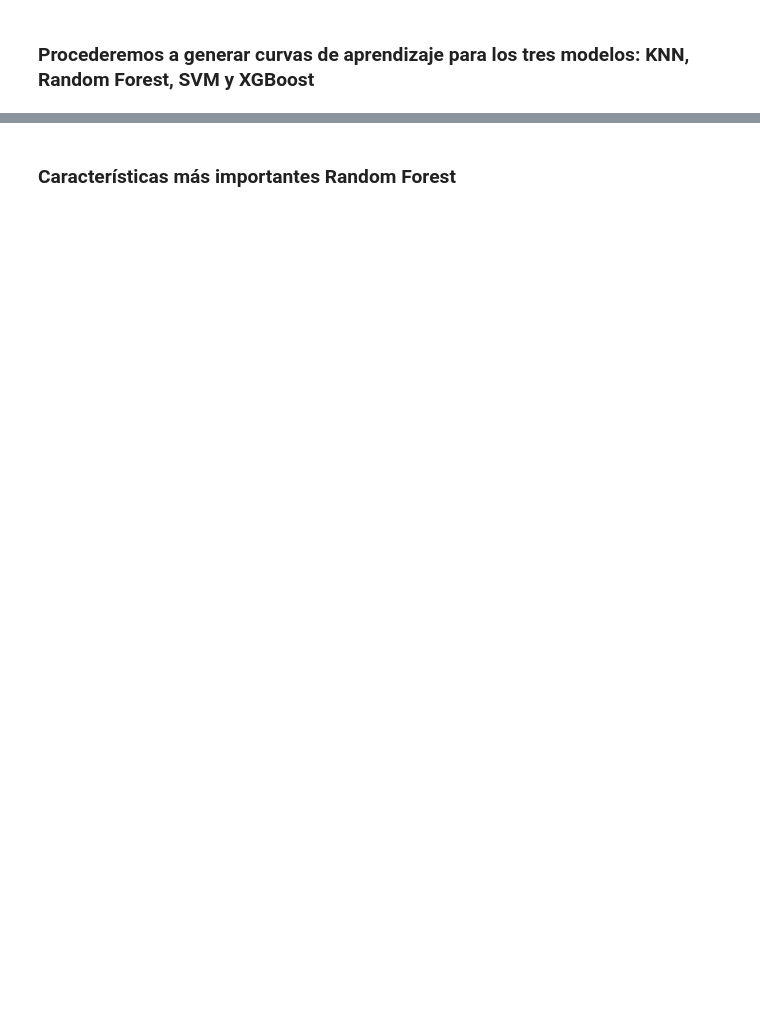
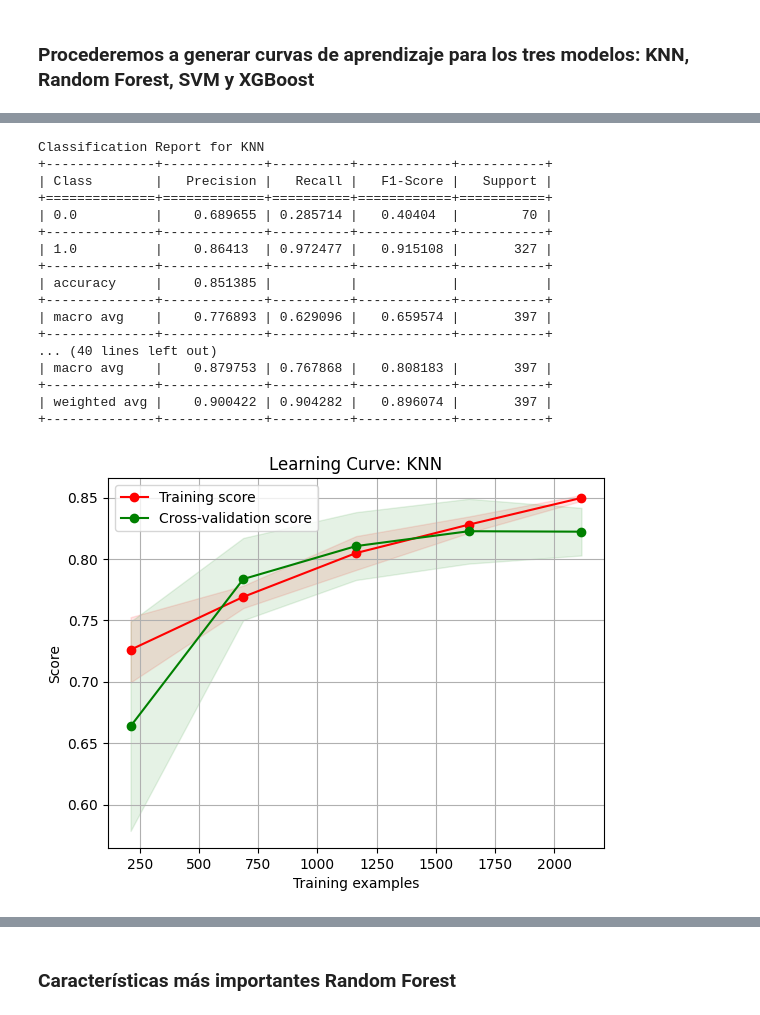
Before and after one commit to mperezlagos/ds-cancer-prostata, a Jupyter notebook: notebooks/8-modelos_clasificacion.ipynb, the cells around one changed output, grey strips where cells are left out. Saved outputs shown, nothing was run; the diff lists cells and outputs as text; code cells hidden in the pictures; blank space fills up the shorter version.

```diff
--- a/notebooks/8-modelos_clasificacion.ipynb
+++ b/notebooks/8-modelos_clasificacion.ipynb
@@ -105,0 +53,19 @@ y_test = y_test.astype(int)
+# %%
+# Seleccionar características y la variable objetivo
+X = df.drop(columns=['SOBREVIVE'])
+y = df['SOBREVIVE']
+
+# Convertir las variables categóricas a variables dummy
+X = pd.get_dummies(X, drop_first=True)
+
+# Divide los datos en conjuntos de entrenamiento, validación y prueba (70% entrenamiento, 15% validación, 15% prueba)
+X_train, X_temp, y_train, y_temp = train_test_split(X, y, test_size=0.3, stratify=y, random_state=42)
+X_val, X_test, y_val, y_test = train_test_split(X_temp, y_temp, test_size=0.5, stratify=y_temp, random_state=42)
+
+# Dividir los datos en conjuntos de entrenamiento y prueba
+#X_train, X_test, y_train, y_test = train_test_split(X, y, test_size=0.3, random_state=42)
+
+# Estandarizar los datos
+scaler = StandardScaler()
+X_train_balanced = scaler.fit_transform(X_train)
+X_test = scaler.transform(X_test)
@@ -464,0 +370,48 @@ plt.show()
+# %%
+# Cargar el mejor modelo de XGBoost desde el archivo
+best_knn_model = joblib.load('../models/cancer_survival_model-knn.pkl')
+best_rf_model = joblib.load('../models/cancer_survival_model-rf.pkl')
+best_svm_model = joblib.load('../models/cancer_survival_model-svm.pkl')
+best_xgb_model = joblib.load('../models/cancer_survival_model-XGBoost.pkl')
+
+best_y_pred_knn = best_knn_model.predict(X_test)
+best_y_pred_rf = best_rf_model.predict(X_test)
+best_y_pred_svm = best_svm_model.predict(X_test)
+best_y_pred_xgb = best_xgb_model.predict(X_test)
+
+report_best_knn = classification_report(y_test, best_y_pred_knn, output_dict=True)
+report_best_rf = classification_report(y_test, best_y_pred_rf, output_dict=True)
+report_best_svm = classification_report(y_test, best_y_pred_svm, output_dict=True)
+report_best_xgb = classification_report(y_test, best_y_pred_xgb, output_dict=True)
+
+#Imprimir reporte de clasificación
+format_classification_report(report_best_knn.items(),'KNN')
+format_classification_report(report_best_rf.items(),'Random Forest')
+format_classification_report(report_best_svm.items(),'SVM')
+format_classification_report(report_best_xgb.items(),'XGBoost')
+
+# Generar la curva de aprendizaje para el modelo de XGBoost
+plot_learning_curve(best_knn_model, "Learning Curve: KNN", X, y, cv=5)
+plot_learning_curve(best_rf_model, "Learning Curve: Random Forest", X, y, cv=5)
+plot_learning_curve(best_svm_model, "Learning Curve: SVM", X, y, cv=5)
+plot_learning_curve(best_xgb_model, "Learning Curve: XGBoost", X, y, cv=5)
+plt.show()
+# %% [output]
+Classification Report for KNN
++--------------+-------------+----------+------------+-----------+
+| Class        |   Precision |   Recall |   F1-Score |   Support |
++==============+=============+==========+============+===========+
+| 0.0          |    0.689655 | 0.285714 |   0.40404  |        70 |
++--------------+-------------+----------+------------+-----------+
+| 1.0          |    0.86413  | 0.972477 |   0.915108 |       327 |
++--------------+-------------+----------+------------+-----------+
+| accuracy     |    0.851385 |          |            |           |
++--------------+-------------+----------+------------+-----------+
+| macro avg    |    0.776893 | 0.629096 |   0.659574 |       397 |
++--------------+-------------+----------+------------+-----------+
+... (40 lines left out)
+| macro avg    |    0.879753 | 0.767868 |   0.808183 |       397 |
++--------------+-------------+----------+------------+-----------+
+| weighted avg |    0.900422 | 0.904282 |   0.896074 |       397 |
++--------------+-------------+----------+------------+-----------+
+[figure, added]
```
Also changed, not shown: parts of 25 cells of this notebook, 9 other files.
